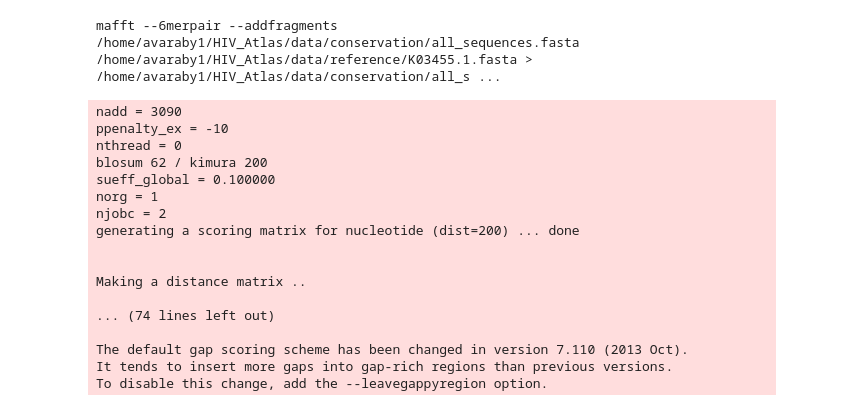
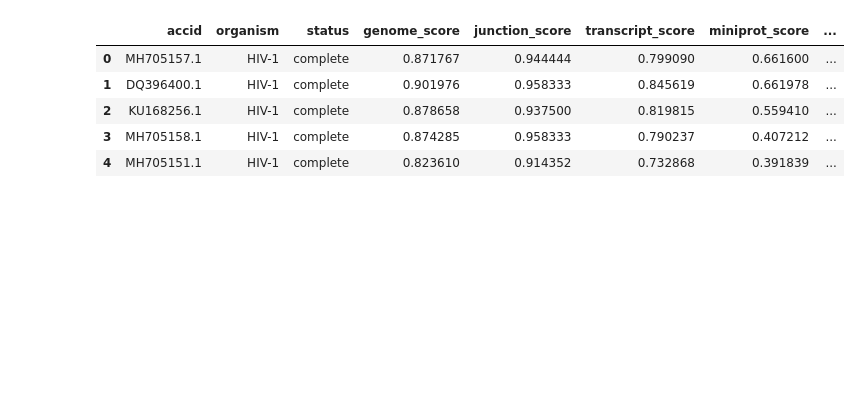
Before and after one commit to alevar/HIV_Atlas_Experiments, a Jupyter notebook: notebooks/conservation.ipynb, the cells around one changed output. Drawn from its saved outputs; the diff is of its cells as text; code cells hidden in the pictures; blank space fills up the shorter version.

```diff
--- a/notebooks/conservation.ipynb
+++ b/notebooks/conservation.ipynb
@@ -16,23 +21,48 @@ import matplotlib.pyplot as plt
 
 from Bio import SeqIO
 # %%
-base_dir = Path.cwd().parent
-data_dir = base_dir / 'data'
+base_dir = Path.cwd().parent.parent
+data_dir = base_dir / 'HIV_Atlas_Creation/data'
 
-reference_fasta_fname = data_dir / 'reference' / 'K03455.1.fasta'
-reference_gtf_fname = data_dir / 'reference' / 'K03455.1.gtf'
+reference_data = {
+    11676: {"accid": "K03455.1",
+            "organism": "HIV-1",
+            "fasta": data_dir / "reference/K03455.1.fasta",
+            "gtf": data_dir / "reference/K03455.1.gtf",
+            "description": 'Human immunodeficiency virus type 1 (HXB2), complete genome; HIV1/HTLV-III/LAV reference genome'},
+    11723: {"accid": "M33262.1",
+            "organism": "SIV",
+            "fasta": data_dir / "reference/M33262.1.fasta",
+            "gtf": data_dir / "reference/M33262.1.gtf",
+            "description": 'Simian (macaque) immunodeficiency virus, isolate 239, complete proviral genome.'}
+}
+reference_ids = set([x["accid"] for x in reference_data.values()])
 
 sequence_dir = data_dir / 'sequences'
 assert sequence_dir.exists(), f"sequence_dir does not exist: {sequence_dir}"
 
 annotation_dir = data_dir / 'annotation'
 assert annotation_dir.exists(), f"annotation_dir does not exist: {annotation_dir}"
 
 outdir = data_dir / 'conservation'
 outdir.mkdir(exist_ok=True)
 
 accession_list_fname = data_dir / 'complete_sequences.2022.accessions'
 summary_file =data_dir / "download.summary.tsv"
+
+annotation_log_fname = data_dir / 'annotation/log.txt'
+# load the annotation log file to extract relevant data into the database tsv
+log_df = pd.read_csv(annotation_log_fname)
+
+complete_log_df = log_df[log_df["status"] == "complete"].reset_index(drop=True)
+complete_log_df.head()
+# %% [output]
+|  | accid | organism | status | genome_score | junction_score | transcript_score | miniprot_score | ... |
+| 0 | MH705157.1 | HIV-1 | complete | 0.871767 | 0.944444 | 0.799090 | 0.661600 | ... |
+| 1 | DQ396400.1 | HIV-1 | complete | 0.901976 | 0.958333 | 0.845619 | 0.661978 | ... |
+| 2 | KU168256.1 | HIV-1 | complete | 0.878658 | 0.937500 | 0.819815 | 0.559410 | ... |
+| 3 | MH705158.1 | HIV-1 | complete | 0.874285 | 0.958333 | 0.790237 | 0.407212 | ... |
+| 4 | MH705151.1 | HIV-1 | complete | 0.823610 | 0.914352 | 0.732868 | 0.391839 | ... |
 # %%
 # software links
 soft_dir = base_dir / 'soft'
@@ -72,29 +120,10 @@ with open(qry_fasta_fname, 'w') as outFP:
 # %%
 # run mafft
 # mafft --6merpair --addfragments othersequences referencesequence > output
-cmd = [mafft_bin, '--6merpair', '--addfragments', str(qry_fasta_fname), str(reference_fasta_fname)]
+cmd = [mafft_bin, '--6merpair', '--addfragments', str(qry_fasta_fname), str(reference_data[11676]["fasta"])]
 print(" ".join(cmd) + " > " + str(msa_fname))
 with open(msa_fname, 'w') as f:
     subprocess.run(cmd, stdout=f)
-# %% [output]
-mafft --6merpair --addfragments /home/avaraby1/HIV_Atlas/data/conservation/all_sequences.fasta /home/avaraby1/HIV_Atlas/data/reference/K03455.1.fasta > /home/avaraby1/HIV_Atlas/data/conservation/all_s ...
-nadd = 3090
-ppenalty_ex = -10
-nthread = 0
-blosum 62 / kimura 200
-sueff_global = 0.100000
-norg = 1
-njobc = 2
-generating a scoring matrix for nucleotide (dist=200) ... done
-
-
-Making a distance matrix ..
-
-... (74 lines left out)
-
-The default gap scoring scheme has been changed in version 7.110 (2013 Oct).
-It tends to insert more gaps into gap-rich regions than previous versions.
-To disable this change, add the --leavegappyregion option.
 # %%
 # load a matrix from the msa where columns are positions on the reference genome
 # rows are genomes
```
Also changed, not shown: parts of 6 cells of this notebook, 23 other files.
